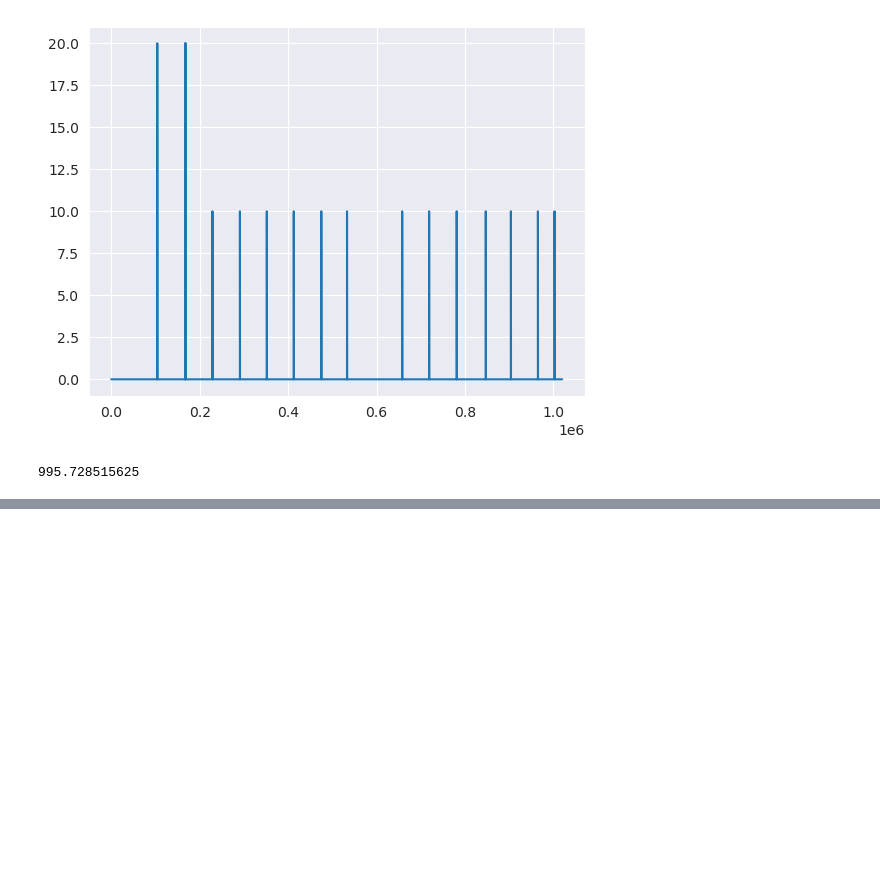
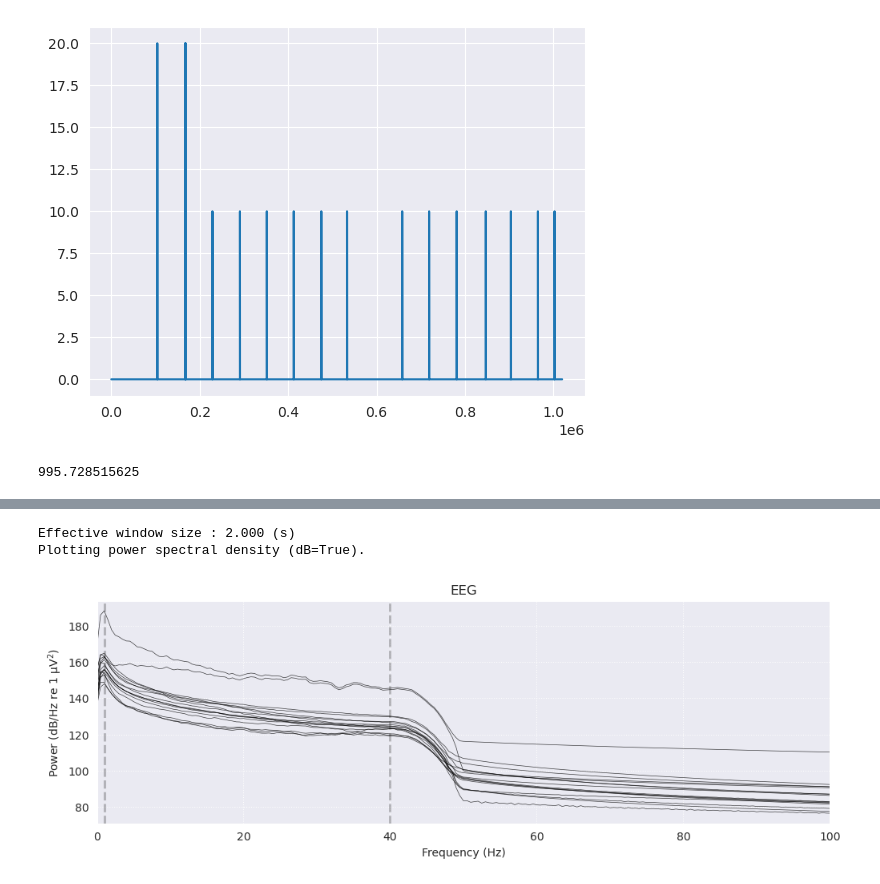
Before and after one commit to sparsh0106/EEG-Mind-Wandering, a Jupyter notebook: main.ipynb, the cells around one changed output, grey strips where cells are left out. Saved outputs shown, nothing was run; the diff lists cells and outputs as text; code cells hidden in the pictures; blank space fills up the shorter version.

```diff
--- a/main.ipynb
+++ b/main.ipynb
@@ -103,0 +129,6 @@ triggervalues = triggervalues[:n]
+# %%
+raw.compute_psd(fmax = 100).plot()
+# %% [output]
+Effective window size : 2.000 (s)
+Plotting power spectral density (dB=True).
+[figure, added]
```
Also changed, not shown: parts of 11 cells of this notebook.
